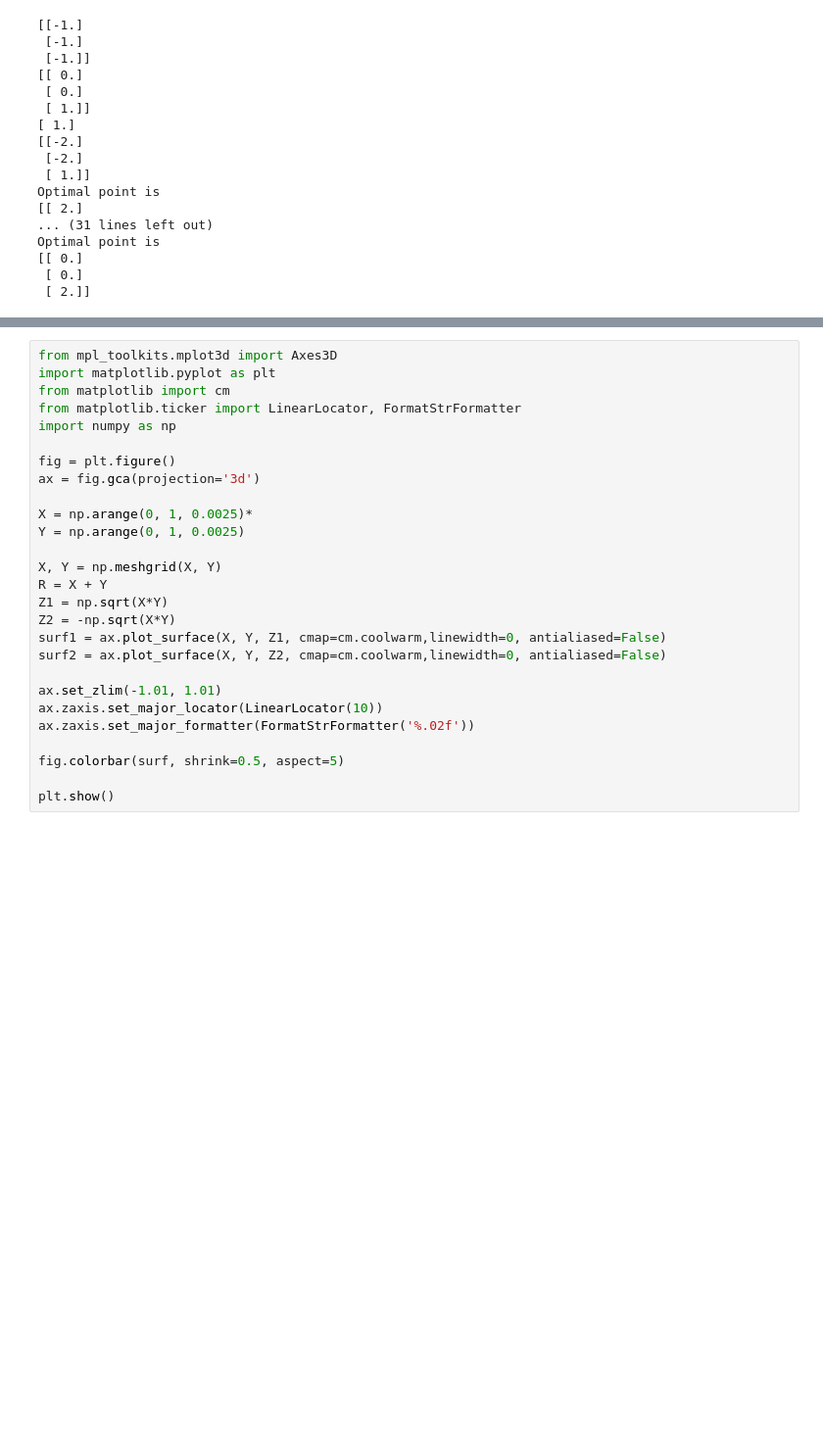
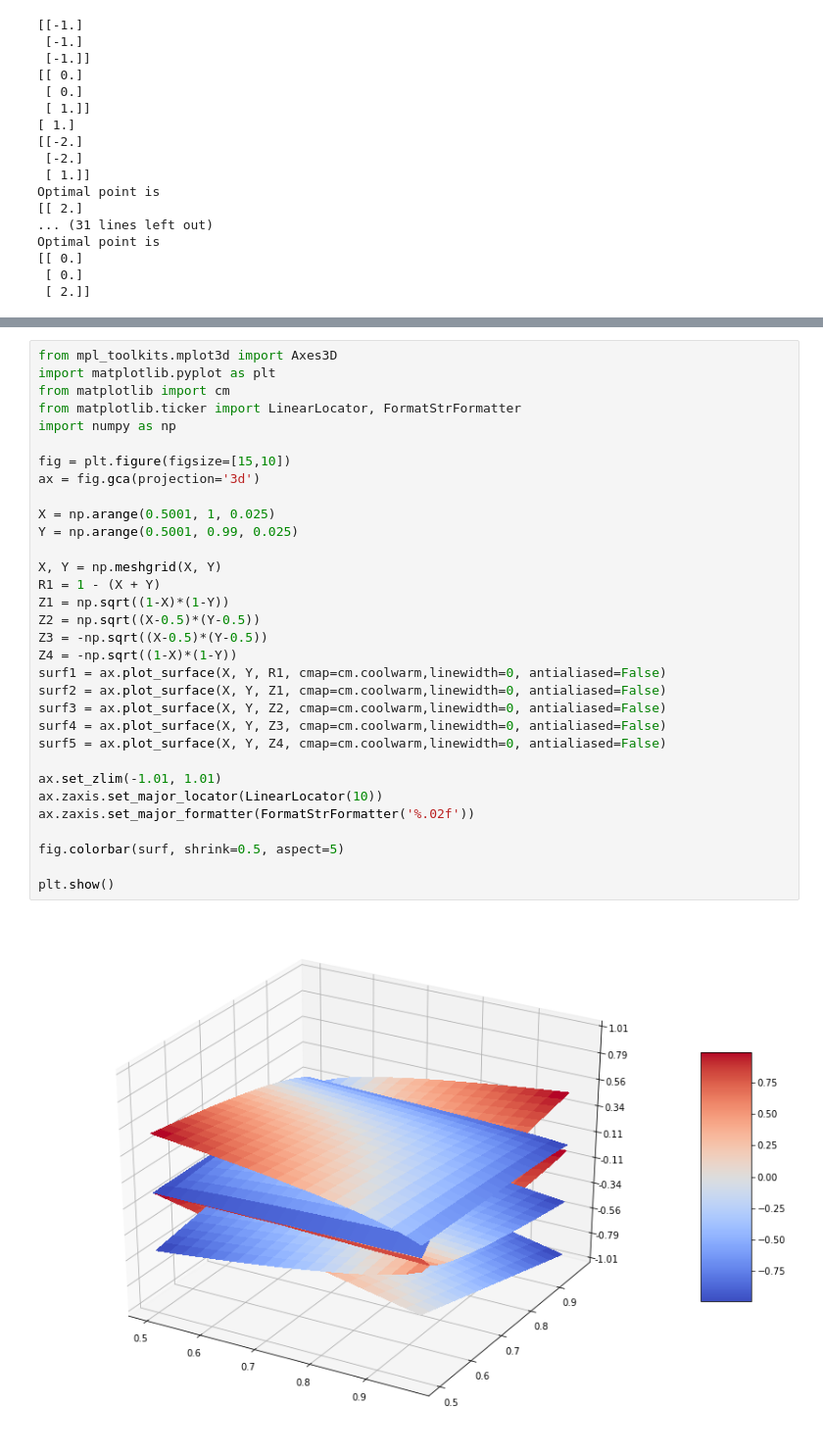
Before and after one commit to fafasonga/simplex, a Jupyter notebook: simplex/simplex.ipynb, the cells around one changed output, grey strips where cells are left out. Shown at 98% size. Drawn from its saved outputs; the diff is of its cells as text; blank space fills up the shorter version.

```diff
--- a/simplex/simplex.ipynb
+++ b/simplex/simplex.ipynb
@@ -162,27 +167,34 @@ plt.show()
 # %%
 from mpl_toolkits.mplot3d import Axes3D
 import matplotlib.pyplot as plt
 from matplotlib import cm
 from matplotlib.ticker import LinearLocator, FormatStrFormatter
 import numpy as np
 
-fig = plt.figure()
+fig = plt.figure(figsize=[15,10])
 ax = fig.gca(projection='3d')
 
-X = np.arange(0, 1, 0.0025)*
-Y = np.arange(0, 1, 0.0025)
+X = np.arange(0.5001, 1, 0.025)
+Y = np.arange(0.5001, 0.99, 0.025)
 
 X, Y = np.meshgrid(X, Y)
-R = X + Y
-Z1 = np.sqrt(X*Y)
-Z2 = -np.sqrt(X*Y)
-surf1 = ax.plot_surface(X, Y, Z1, cmap=cm.coolwarm,linewidth=0, antialiased=False)
-surf2 = ax.plot_surface(X, Y, Z2, cmap=cm.coolwarm,linewidth=0, antialiased=False)
+R1 = 1 - (X + Y)
+Z1 = np.sqrt((1-X)*(1-Y))
+Z2 = np.sqrt((X-0.5)*(Y-0.5))
+Z3 = -np.sqrt((X-0.5)*(Y-0.5))
+Z4 = -np.sqrt((1-X)*(1-Y))
+surf1 = ax.plot_surface(X, Y, R1, cmap=cm.coolwarm,linewidth=0, antialiased=False)
+surf2 = ax.plot_surface(X, Y, Z1, cmap=cm.coolwarm,linewidth=0, antialiased=False)
+surf3 = ax.plot_surface(X, Y, Z2, cmap=cm.coolwarm,linewidth=0, antialiased=False)
+surf4 = ax.plot_surface(X, Y, Z3, cmap=cm.coolwarm,linewidth=0, antialiased=False)
+surf5 = ax.plot_surface(X, Y, Z4, cmap=cm.coolwarm,linewidth=0, antialiased=False)
 
 ax.set_zlim(-1.01, 1.01)
 ax.zaxis.set_major_locator(LinearLocator(10))
 ax.zaxis.set_major_formatter(FormatStrFormatter('%.02f'))
 
 fig.colorbar(surf, shrink=0.5, aspect=5)
 
 plt.show()
+# %% [output]
+[figure, added]
```
Also changed, not shown: parts of 7 cells of this notebook.
